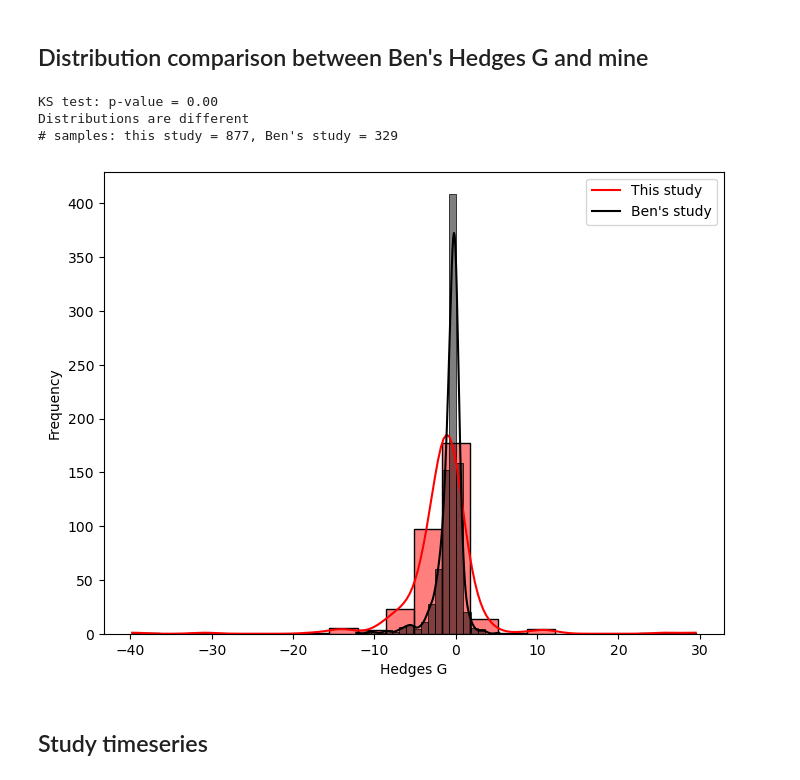
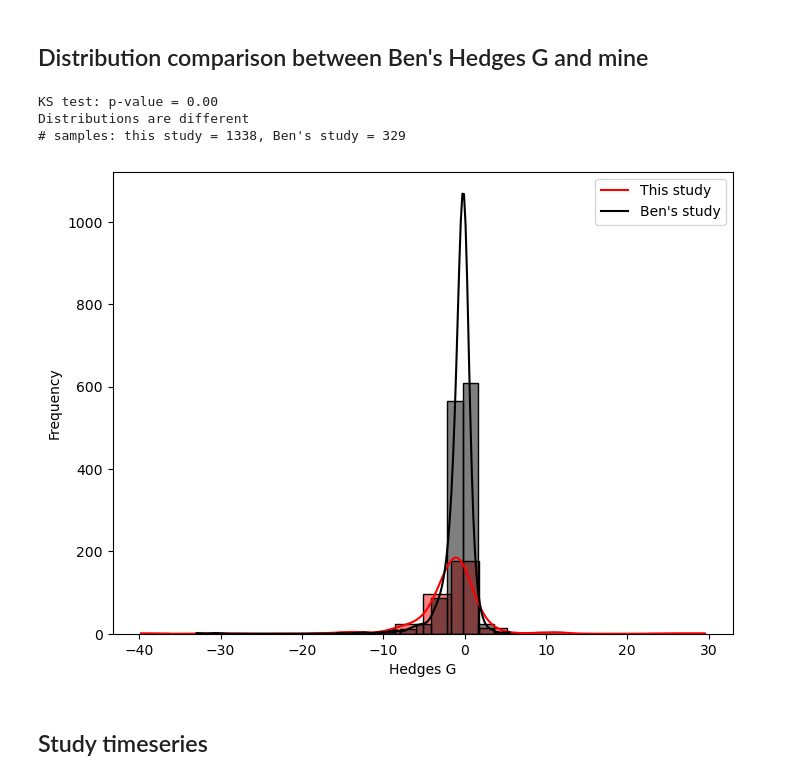
Before and after one commit to orlando-code/calc-rates, a Jupyter notebook: notebooks/initial.ipynb, the cells around one changed output. Cells and saved outputs as stored; diff of their text form; code cells hidden in the pictures.

```diff
--- a/notebooks/initial.ipynb
+++ b/notebooks/initial.ipynb
@@ -80,11 +393,13 @@ results = analysis.calculate_effect_for_df(carb_df_tgs)
 # %% [markdown]
 ## Distribution comparison between Ben's Hedges G and mine
 # %%
+# TODO: investigate broadened distribution of Hedges G values: it can't all come down to changing the pooled sd
+
 # read in all results
 results_fp = config.tmp_data_dir / 'effect_sizes.csv'
 results_df = pd.read_csv(results_fp, index_col=0)
 # select phtot
-results_df = results_df[results_df['treatment'] == 'phtot']
+# results_df = results_df[results_df['treatment'] == 'phtot']
 
 # read in Ben's and concatenate
 adult_fp = config.meta_dir / 'adult_raw_data(in).csv'
@@ -92,35 +407,35 @@ juvenile_fp = config.meta_dir / 'juvenile_raw_data(in).csv'
 
 bh_df = pd.concat([pd.read_csv(fp) for fp in [adult_fp, juvenile_fp]])
 
 # plot histogram of hedges_g values
 fig, ax = plt.subplots(1, 1, figsize=(8, 6))
 
 sns.histplot(bh_df['Hedges G'], bins=20, ax=ax, color='red', kde=True)
 sns.histplot(results_df['hedges_g'], bins=20, ax=ax, color='black', kde=True)
 # format
 ax.set_xlabel('Hedges G')
 ax.set_ylabel('Frequency')
 ax.legend(['This study', 'Ben\'s study'])
 
 # smirnov test for distributional similarity
 from scipy.stats import ks_2samp
 # remove any nans
 results_df = results_df.dropna(subset=['hedges_g'])
 bh_df = bh_df.dropna(subset=['Hedges G'])
 
 ks_stats = ks_2samp(results_df['hedges_g'], bh_df['Hedges G'])
 # interpret ks test
 print(f"KS test: p-value = {ks_stats.pvalue:.2f}")
 if ks_stats.pvalue > 0.05:
     print('Distributions are statistically similar')
 else:
     print('Distributions are different')
 print(f"# samples: this study = {len(results_df)}, Ben's study = {len(bh_df)}")
 # %% [output]
 KS test: p-value = 0.00
 Distributions are different
-# samples: this study = 877, Ben's study = 329
+# samples: this study = 1338, Ben's study = 329
-[figure, old version]
+[figure, new version]
 # %% [markdown]
 ## Study timeseries
 # %%
```
Also changed, not shown: parts of 27 cells of this notebook.
